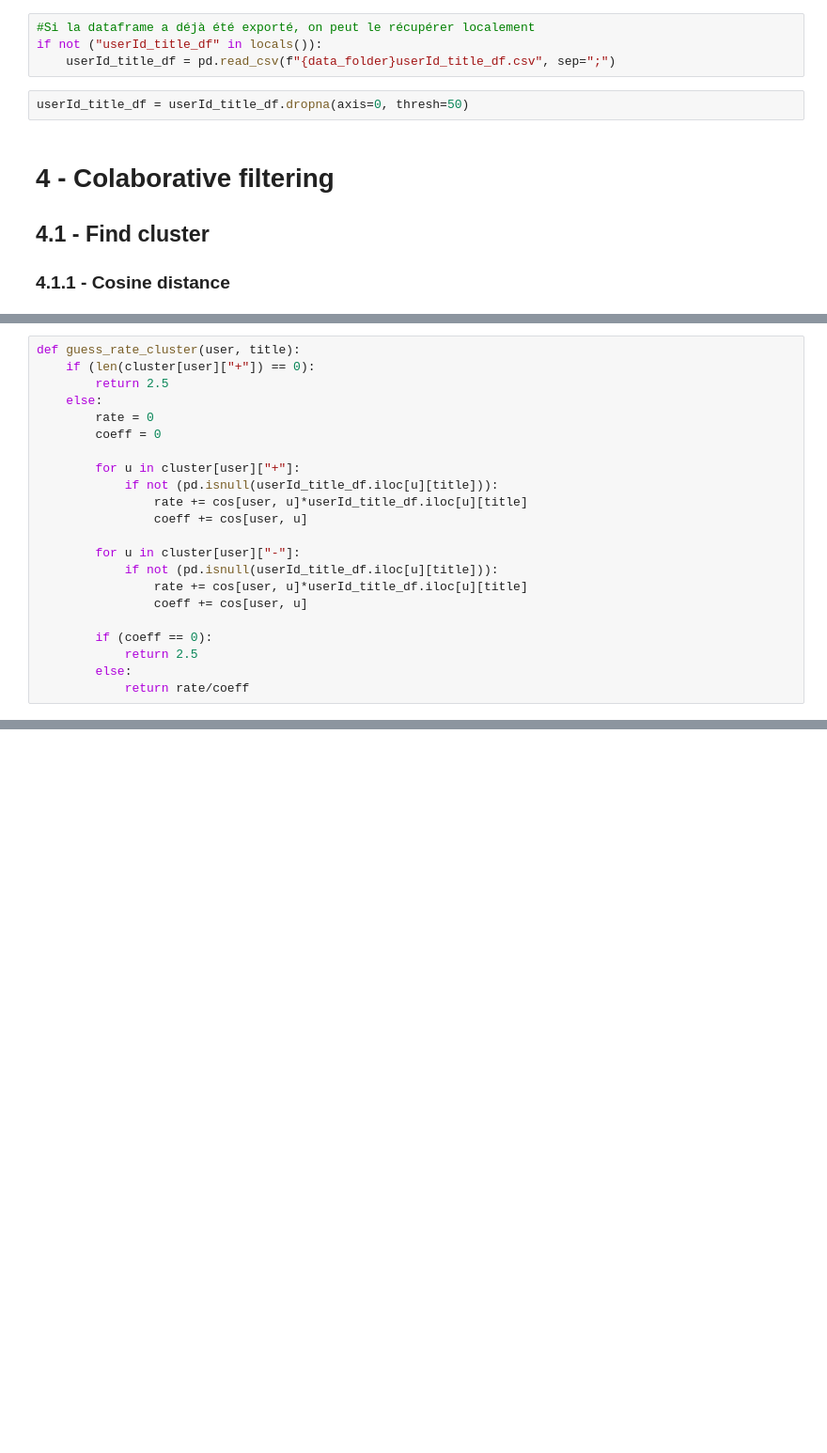
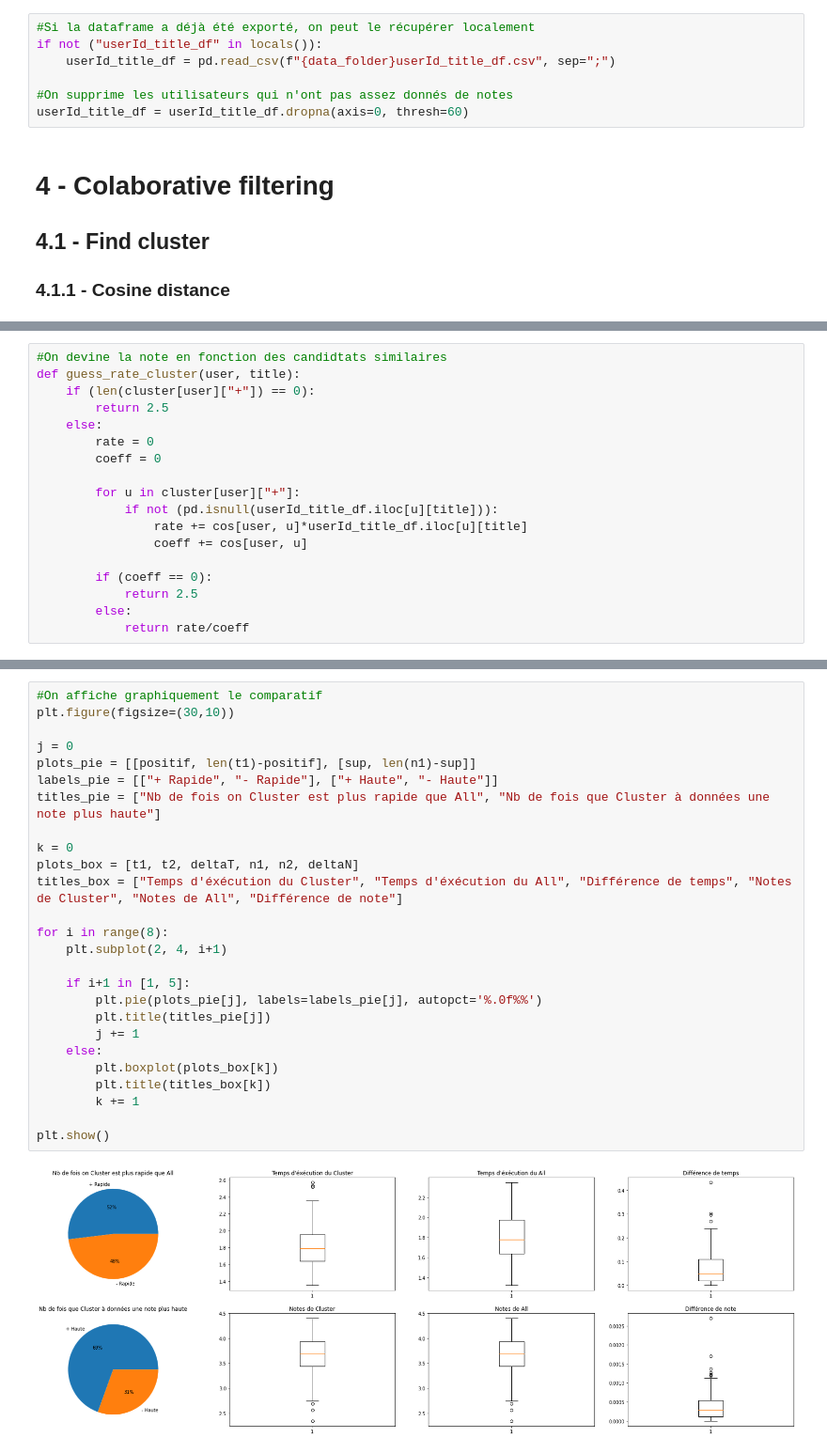
Before and after one commit to StundFR/ClusteringRecommendation, a Jupyter notebook: GroupLens/groupLens.ipynb, the cells around one changed output, grey strips where cells are left out. Shown: that part at 94% size. Cells and saved outputs as stored; diff of their text form; blank space fills up the shorter version.

```diff
--- a/GroupLens/groupLens.ipynb
+++ b/GroupLens/groupLens.ipynb
@@ -77,8 +79,9 @@ userId_title_df.to_csv(f"{data_folder}userId_title_df.csv", sep=";")
 #Si la dataframe a déjà été exporté, on peut le récupérer localement
 if not ("userId_title_df" in locals()):
     userId_title_df = pd.read_csv(f"{data_folder}userId_title_df.csv", sep=";")
+
+#On supprime les utilisateurs qui n'ont pas assez donnés de notes
+userId_title_df = userId_title_df.dropna(axis=0, thresh=60)
-# %%
-userId_title_df = userId_title_df.dropna(axis=0, thresh=50)
 # %% [markdown]
 # 4 - Colaborative filtering
 ## 4.1 - Find cluster
@@ -110,6 +113,7 @@ for i in tqdm(range(L)):
         elif (tmp <= -eps):
             cluster[i]["-"].append(j)
 # %%
+#On devine la note en fonction des candidtats similaires
 def guess_rate_cluster(user, title):
     if (len(cluster[user]["+"]) == 0):
         return 2.5
@@ -122,11 +126,6 @@ def guess_rate_cluster(user, title):
                 rate += cos[user, u]*userId_title_df.iloc[u][title]
                 coeff += cos[user, u]
 
-        for u in cluster[user]["-"]:
-            if not (pd.isnull(userId_title_df.iloc[u][title])):
-                rate += cos[user, u]*userId_title_df.iloc[u][title]
-                coeff += cos[user, u]
-
         if (coeff == 0):
             return 2.5
         else:
@@ -183,0 +182,28 @@ plt.show()
+# %%
+#On affiche graphiquement le comparatif
+plt.figure(figsize=(30,10))
+
+j = 0
+plots_pie = [[positif, len(t1)-positif], [sup, len(n1)-sup]]
+labels_pie = [["+ Rapide", "- Rapide"], ["+ Haute", "- Haute"]]
+titles_pie = ["Nb de fois on Cluster est plus rapide que All", "Nb de fois que Cluster à données une note plus haute"]
+
+k = 0
+plots_box = [t1, t2, deltaT, n1, n2, deltaN]
+titles_box = ["Temps d'éxécution du Cluster", "Temps d'éxécution du All", "Différence de temps", "Notes de Cluster", "Notes de All", "Différence de note"]
+
+for i in range(8):
+    plt.subplot(2, 4, i+1)
+
+    if i+1 in [1, 5]:
+        plt.pie(plots_pie[j], labels=labels_pie[j], autopct='%.0f%%')
+        plt.title(titles_pie[j])
+        j += 1
+    else:
+        plt.boxplot(plots_box[k])
+        plt.title(titles_box[k])
+        k += 1
+
+plt.show()
+# %% [output]
+[figure, added]
```
Also changed, not shown: parts of 10 cells of this notebook.
